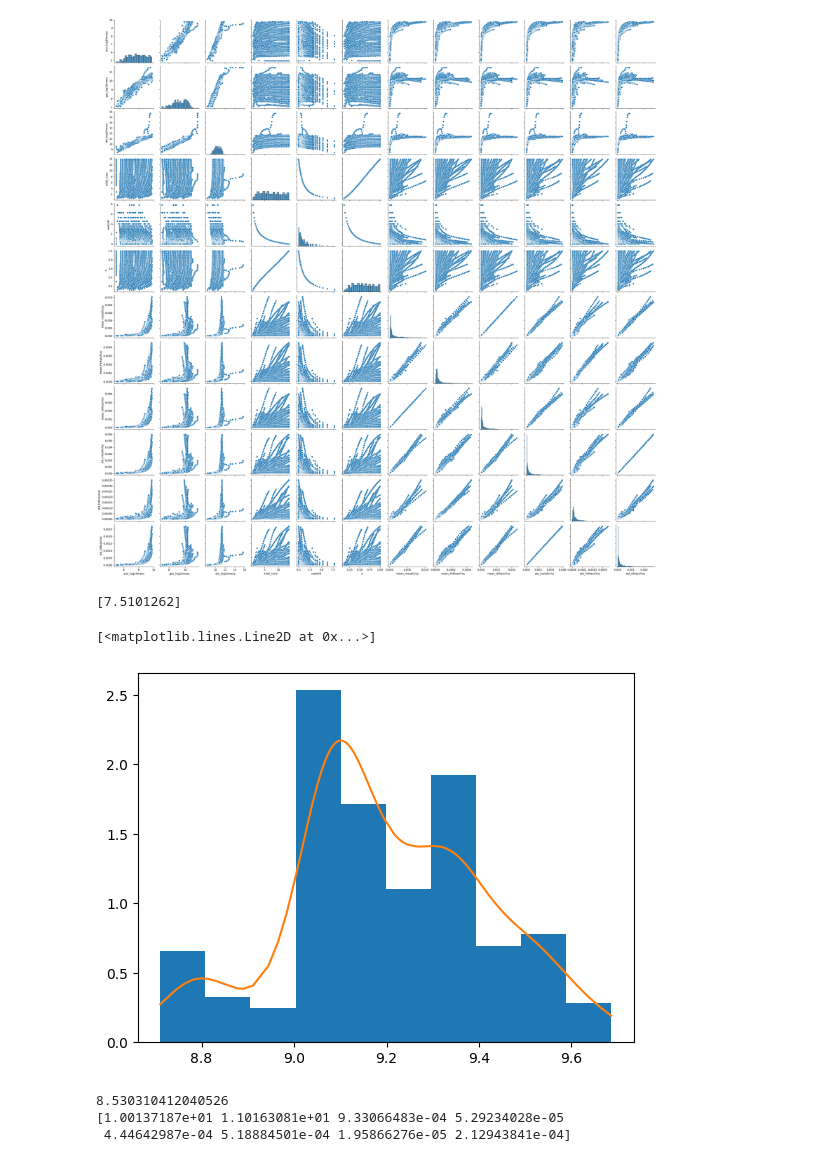
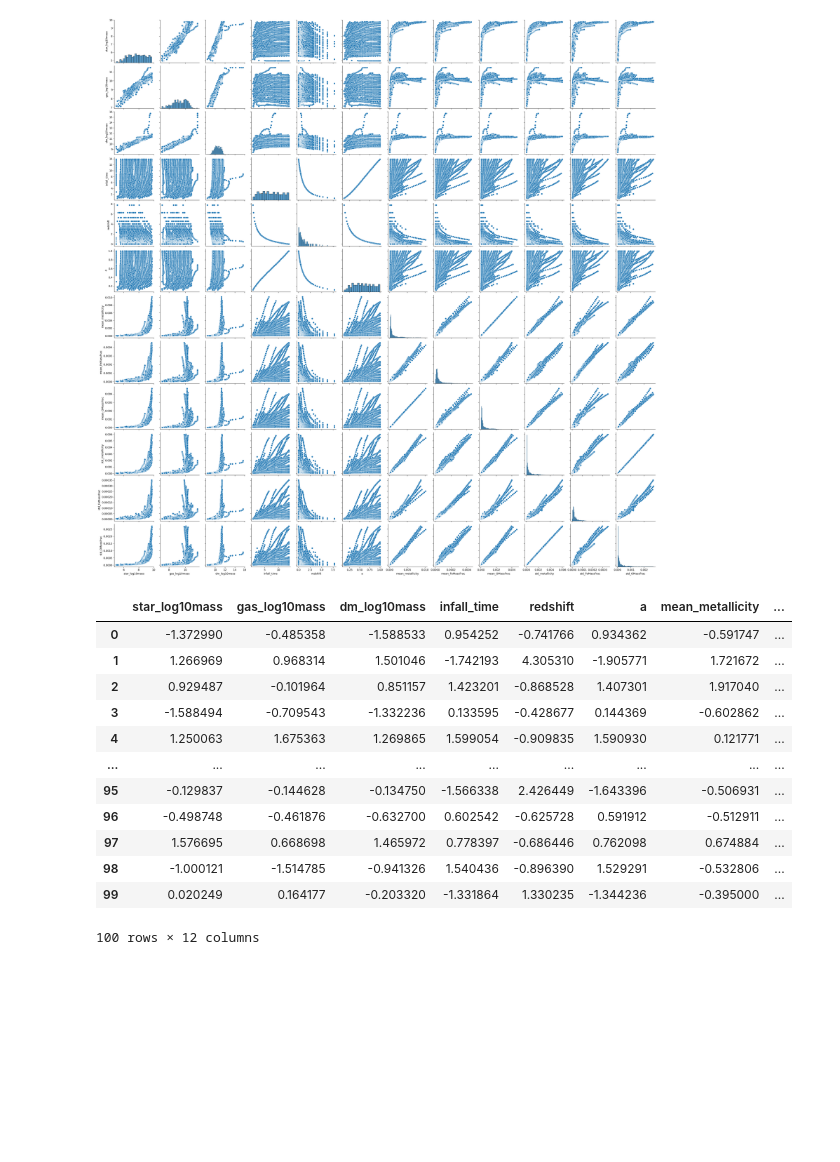
Before and after one commit to vepe99/CASBI, a Jupyter notebook: notebooks/generate_halo.ipynb, the cells around one changed output. Cells and saved outputs as stored; diff of their text form; code cells hidden in the pictures; blank space fills up the shorter version.

```diff
--- a/notebooks/generate_halo.ipynb
+++ b/notebooks/generate_halo.ipynb
@@ -52,36 +54,27 @@ sns.pairplot(condtions_rescale)
 # %% [output]
 <seaborn.axisgrid.PairGrid at 0x...>
 [figure]
-# %%
-star_mass = conditions_rescale['star_log10mass'].sample(1).values
-print(star_mass)
-
-gas_mass = sorted(conditions_rescale[(star_mass[0] - star_mass[0]/100 < conditions_rescale['star_log10mass']) & (conditions_rescale['star_log10mass']<star_mass[0] + star_mass[0]/100)  ]['gas_log10mass'].values)
-plt.hist(gas_mass, density=True)
-kde = gaussian_kde(gas_mass)
-kde_value = kde.evaluate(gas_mass)
-plt.plot(gas_mass, kde_value)
-# %% [output]
-[7.5101262]
-[<matplotlib.lines.Line2D at 0x...>]
-[figure, removed]
 # %%
-def gen_conditions(conditions, percentage=10):
+def gen_conditions(conditions, n_bins=100):
+    bin_mass = (max(conditions['star_log10mass'].values) - min(conditions['star_log10mass'].values))/n_bins
     kde = gaussian_kde(conditions['star_log10mass'])
     star_mass = kde.resample(1)[0][0]
-    print(star_mass)
-    cut_in_mass = conditions[(star_mass - star_mass*percentage/100 < conditions['star_log10mass']) & (conditions['star_log10mass']<star_mass + star_mass*percentage/100)]
+    sample_conditions = {'star_log10mass': star_mass}
+
+    cut_in_mass = conditions[(star_mass - bin_mass < conditions['star_log10mass']) & (conditions['star_log10mass']<star_mass + bin_mass)]
     conditions_to_sample = cut_in_mass.columns.difference(['star_log10mass', 'infall_time', 'a', 'redshift'], sort=False)
-    sample_conditions = np.zeros(len(conditions_to_sample))
+
     for i, col in enumerate(conditions_to_sample):
         possible_cond = cut_in_mass[col].values
         kde = gaussian_kde(possible_cond)
-        sample_conditions[i] = kde.resample(1)[0][0]
+        sample_conditions[col] = kde.resample(1)[0][0]
+
+    bin_infall_time = (max(conditions['infall_time'].values) - min(conditions['infall_time'].values))/n_bins
+    # kde = gaussian_kde(conditions['infall_time'])
+    # intall_time = kde.resample(1)[0][0]
+    infall_time = conditions['infall_time'].sample(1).values[0]
+    sample_conditions['infall_time'] = infall_time
+    sample_conditions['a'] = conditions[conditions['infall_time'] == infall_time]['a'].sample(1).values[0]
+    sample_conditions['redshift'] = conditions[conditions['infall_time'] == infall_time]['redshift'].sample(1).values[0]
+
     return sample_conditions
-
-sample_conditions = gen_conditions(conditions_rescale, percentage=1)
-print(sample_conditions)
-# %% [output]
-8.530310412040526
-[1.00137187e+01 1.10163081e+01 9.33066483e-04 5.29234028e-05
- 4.44642987e-04 5.18884501e-04 1.95866276e-05 2.12943841e-04]
@@ -89,0 +81,25 @@ gen_conditions(conditions, 20)
+# %%
+def gen_halo_conditions(n_halos:int, conditions:conditions, n_bins:int=100):
+    halo_conditions = pd.DataFrame(columns = conditions.columns)
+
+    for n in range(n_halos):
+        sample_conditions = gen_conditions(conditions, n_bins=n_bins)
+        halo_conditions.loc[len(halo_conditions)] = sample_conditions
+    return halo_conditions
+
+halo_conditions = gen_halo_conditions(n_halos=100, conditions=conditions, n_bins=10)
+halo_conditions
+# %% [output]
+|  | star_log10mass | gas_log10mass | dm_log10mass | infall_time | redshift | a | mean_metallicity | ... |
+| 0 | -1.372990 | -0.485358 | -1.588533 | 0.954252 | -0.741766 | 0.934362 | -0.591747 | ... |
+| 1 | 1.266969 | 0.968314 | 1.501046 | -1.742193 | 4.305310 | -1.905771 | 1.721672 | ... |
+| 2 | 0.929487 | -0.101964 | 0.851157 | 1.423201 | -0.868528 | 1.407301 | 1.917040 | ... |
+| 3 | -1.588494 | -0.709543 | -1.332236 | 0.133595 | -0.428677 | 0.144369 | -0.602862 | ... |
+| 4 | 1.250063 | 1.675363 | 1.269865 | 1.599054 | -0.909835 | 1.590930 | 0.121771 | ... |
+| ... | ... | ... | ... | ... | ... | ... | ... | ... |
+| 95 | -0.129837 | -0.144628 | -0.134750 | -1.566338 | 2.426449 | -1.643396 | -0.506931 | ... |
+| 96 | -0.498748 | -0.461876 | -0.632700 | 0.602542 | -0.625728 | 0.591912 | -0.512911 | ... |
+| 97 | 1.576695 | 0.668698 | 1.465972 | 0.778397 | -0.686446 | 0.762098 | 0.674884 | ... |
+| 98 | -1.000121 | -1.514785 | -0.941326 | 1.540436 | -0.896390 | 1.529291 | -0.532806 | ... |
+| 99 | 0.020249 | 0.164177 | -0.203320 | -1.331864 | 1.330235 | -1.344236 | -0.395000 | ... |
+100 rows × 12 columns
```
Also changed, not shown: parts of 5 cells of this notebook, 2 other files.
